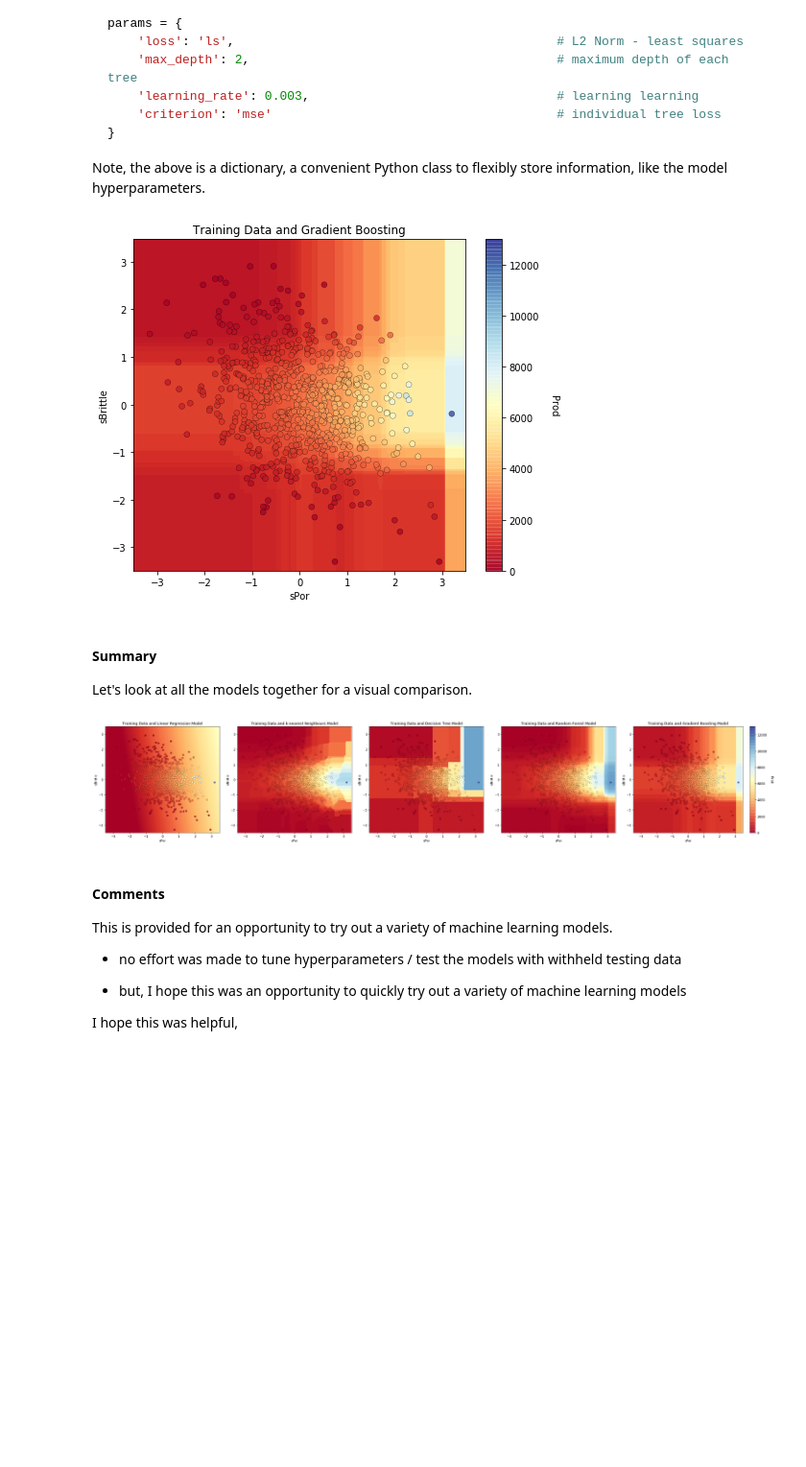
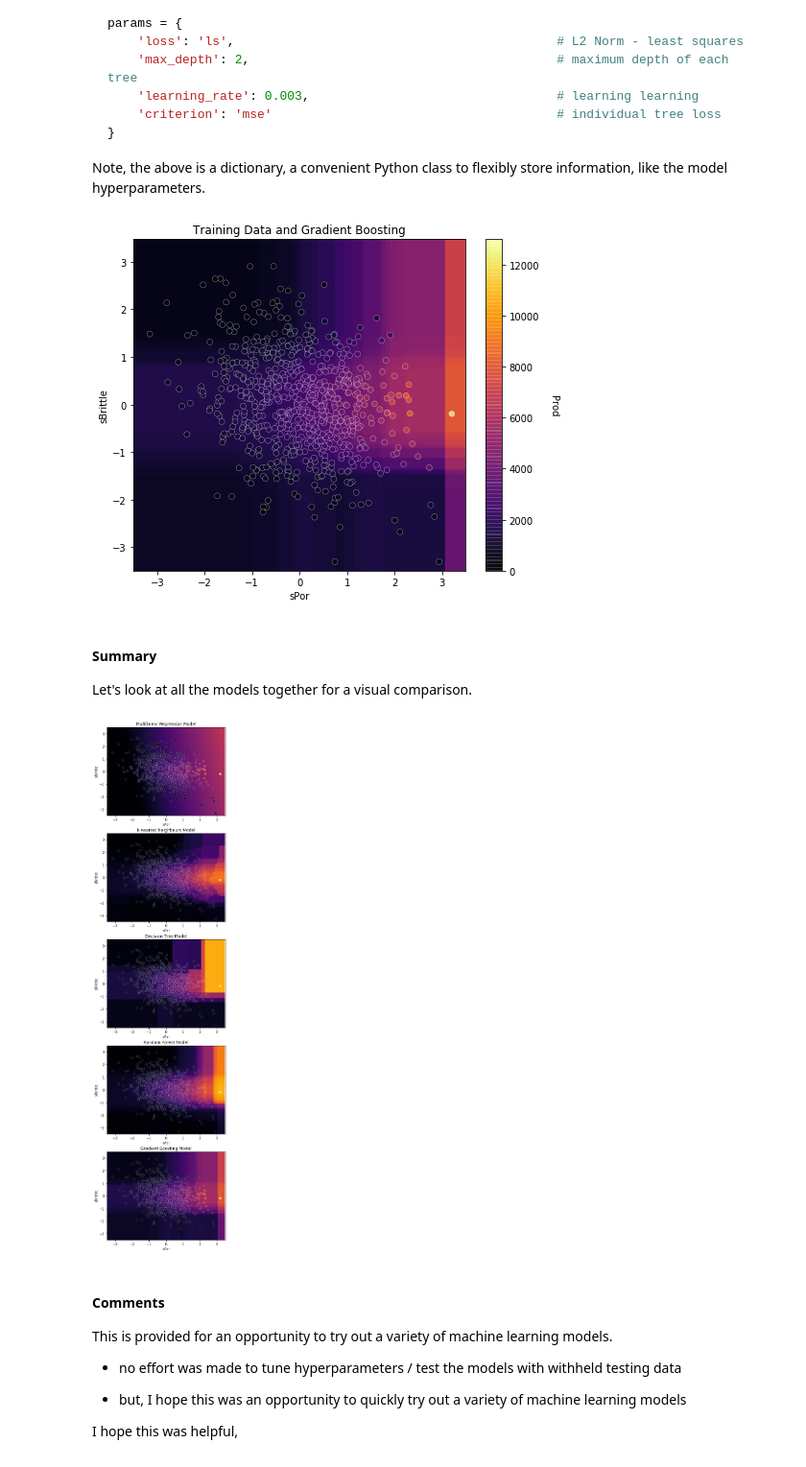
Before and after one commit to GeostatsGuy/PythonNumericalDemos, a Jupyter notebook: SubsurfaceDataAnalytics_MultipleModels.ipynb, the cells around one changed output. Shown at 96% size. Saved outputs shown, nothing was run; the diff lists cells and outputs as text; code cells hidden in the pictures; blank space fills up the shorter version.

```diff
--- a/SubsurfaceDataAnalytics_MultipleModels.ipynb
+++ b/SubsurfaceDataAnalytics_MultipleModels.ipynb
@@ -90,6 +90,7 @@ Let's define a couple of functions to streamline plotting correlation matrices a
 def visualize_model(model,xfeature,x_min,x_max,yfeature,y_min,y_max,response,z_min,z_max,title,legend=True):# plots the data points and the decision tree prediction
     n_classes = 10
     cmap = plt.cm.RdYlBu
+    cmap = plt.cm.inferno
     plot_step = 0.02
     xx, yy = np.meshgrid(np.arange(x_min, x_max, plot_step),
                      np.arange(y_min, y_max, plot_step))
@@ -98,7 +99,7 @@ def visualize_model(model,xfeature,x_min,x_max,yfeature,y_min,y_max,response,z_m
     Z = Z.reshape(xx.shape)
     cs = plt.contourf(xx, yy, Z, cmap=cmap,vmin=z_min, vmax=z_max, levels=np.linspace(z_min, z_max, 100))
 
-    im = plt.scatter(xfeature,yfeature,s=None, c=response, marker=None, cmap=cmap, norm=None, vmin=z_min, vmax=z_max, alpha=0.8, linewidths=0.3, verts=None, edgecolors="black")
+    im = plt.scatter(xfeature,yfeature,s=None, c=response, marker=None, cmap=cmap, norm=None, vmin=z_min, vmax=z_max, alpha=0.8, linewidths=0.3, verts=None, edgecolors="white")
     plt.title(title)
     plt.xlabel(xfeature.name)
     plt.ylabel(yfeature.name)
@@ -109,6 +110,7 @@ def visualize_model(model,xfeature,x_min,x_max,yfeature,y_min,y_max,response,z_m
 def visualize_model_sub(ax,model,xfeature,x_min,x_max,yfeature,y_min,y_max,response,z_min,z_max,title,legend=True):# plots the data points and the decision tree prediction
     n_classes = 10
     cmap = plt.cm.RdYlBu
+    cmap = plt.cm.inferno
     plot_step = 0.02
     xx, yy = np.meshgrid(np.arange(x_min, x_max, plot_step),
                      np.arange(y_min, y_max, plot_step))
@@ -117,7 +119,7 @@ def visualize_model_sub(ax,model,xfeature,x_min,x_max,yfeature,y_min,y_max,respo
     Z = Z.reshape(xx.shape)
     cs = ax.contourf(xx, yy, Z, cmap=cmap,vmin=z_min, vmax=z_max, levels=np.linspace(z_min, z_max, 100))
 
-    im = ax.scatter(xfeature,yfeature,s=None, c=response, marker=None, cmap=cmap, norm=None, vmin=z_min, vmax=z_max, alpha=0.8, linewidths=0.3, verts=None, edgecolors="black")
+    im = ax.scatter(xfeature,yfeature,s=None, c=response, marker=None, cmap=cmap, norm=None, vmin=z_min, vmax=z_max, alpha=0.8, linewidths=0.3, verts=None, edgecolors="white")
     ax.set_title(title)
     ax.set_xlabel(xfeature.name)
     ax.set_ylabel(yfeature.name)
@@ -496,7 +498,7 @@ visualize_model(gb_fit,X_train["sPor"],-3.5,3.5,X_train["sBrittle"],-3.5,3.5,y_t
 plt.subplots_adjust(left=0.0, bottom=0.0, right=1.0, top=1.2, wspace=0.2, hspace=0.2)
 plt.show()
 # %% [output]
-[figure, old version]
+[figure, new version]
 # %% [markdown]
 #### Summary
 
@@ -504,25 +506,25 @@ Let's look at all the models together for a visual comparison.
 # %%
 from matplotlib import gridspec
 fig = plt.figure(constrained_layout=False)
-gs = gridspec.GridSpec(1, 5, width_ratios=[1, 1, 1, 1, 1.2], figure=fig)
+gs = gridspec.GridSpec(5,1, figure=fig)
 
-visualize_model_sub(plt.subplot(gs[0]),linear_fit,X_train["sPor"],-3.5,3.5,X_train["sBrittle"],-3.5,3.5,y_train["Prod"],prodmin,prodmax,'Training Data and Linear Regression Model',legend=False)
+visualize_model_sub(plt.subplot(gs[0]),linear_fit,X_train["sPor"],-3.5,3.5,X_train["sBrittle"],-3.5,3.5,y_train["Prod"],prodmin,prodmax,'Multilinear Regression Model',legend=False)
 
-visualize_model_sub(plt.subplot(gs[1]),neigh_fit,X_train["sPor"],-3.5,3.5,X_train["sBrittle"],-3.5,3.5,y_train["Prod"],prodmin,prodmax,'Training Data and k-nearest Neighbours Model',legend=False)
+visualize_model_sub(plt.subplot(gs[1]),neigh_fit,X_train["sPor"],-3.5,3.5,X_train["sBrittle"],-3.5,3.5,y_train["Prod"],prodmin,prodmax,'k-nearest Neighbours Model',legend=False)
 
-visualize_model_sub(plt.subplot(gs[2]),tree_fit,X_train["sPor"],-3.5,3.5,X_train["sBrittle"],-3.5,3.5,y_train["Prod"],prodmin,prodmax,'Training Data and Decision Tree Model',legend=False)
+visualize_model_sub(plt.subplot(gs[2]),tree_fit,X_train["sPor"],-3.5,3.5,X_train["sBrittle"],-3.5,3.5,y_train["Prod"],prodmin,prodmax,'Decision Tree Model',legend=False)
 
-visualize_model_sub(plt.subplot(gs[3]),forest_fit,X_train["sPor"],-3.5,3.5,X_train["sBrittle"],-3.5,3.5,y_train["Prod"],prodmin,prodmax,'Training Data and Random Forest Model',legend=False)
+visualize_model_sub(plt.subplot(gs[3]),forest_fit,X_train["sPor"],-3.5,3.5,X_train["sBrittle"],-3.5,3.5,y_train["Prod"],prodmin,prodmax,'Random Forest Model',legend=False)
 
-visualize_model_sub(plt.subplot(gs[4]),gb_fit,X_train["sPor"],-3.5,3.5,X_train["sBrittle"],-3.5,3.5,y_train["Prod"],prodmin,prodmax,'Training Data and Gradient Boosting Model',legend=True)
+visualize_model_sub(plt.subplot(gs[4]),gb_fit,X_train["sPor"],-3.5,3.5,X_train["sBrittle"],-3.5,3.5,y_train["Prod"],prodmin,prodmax,'Gradient Boosting Model',legend=False)
 
-plt.subplots_adjust(left=0.0, bottom=0.0, right=5.0, top=1.2, wspace=0.15, hspace=0.1)
+plt.subplots_adjust(left=0.0, bottom=0.0, right=0.8, top=5.2, wspace=0.15, hspace=0.2)
 
 fig.savefig('Multiple_ML_Models.jpg',dpi = 400, bbox_inches = 'tight')
 
 plt.show()
 # %% [output]
-[figure, old version]
+[figure, new version]
 # %% [markdown]
 #### Comments
 
```
Also changed, not shown: parts of 4 cells of this notebook.
